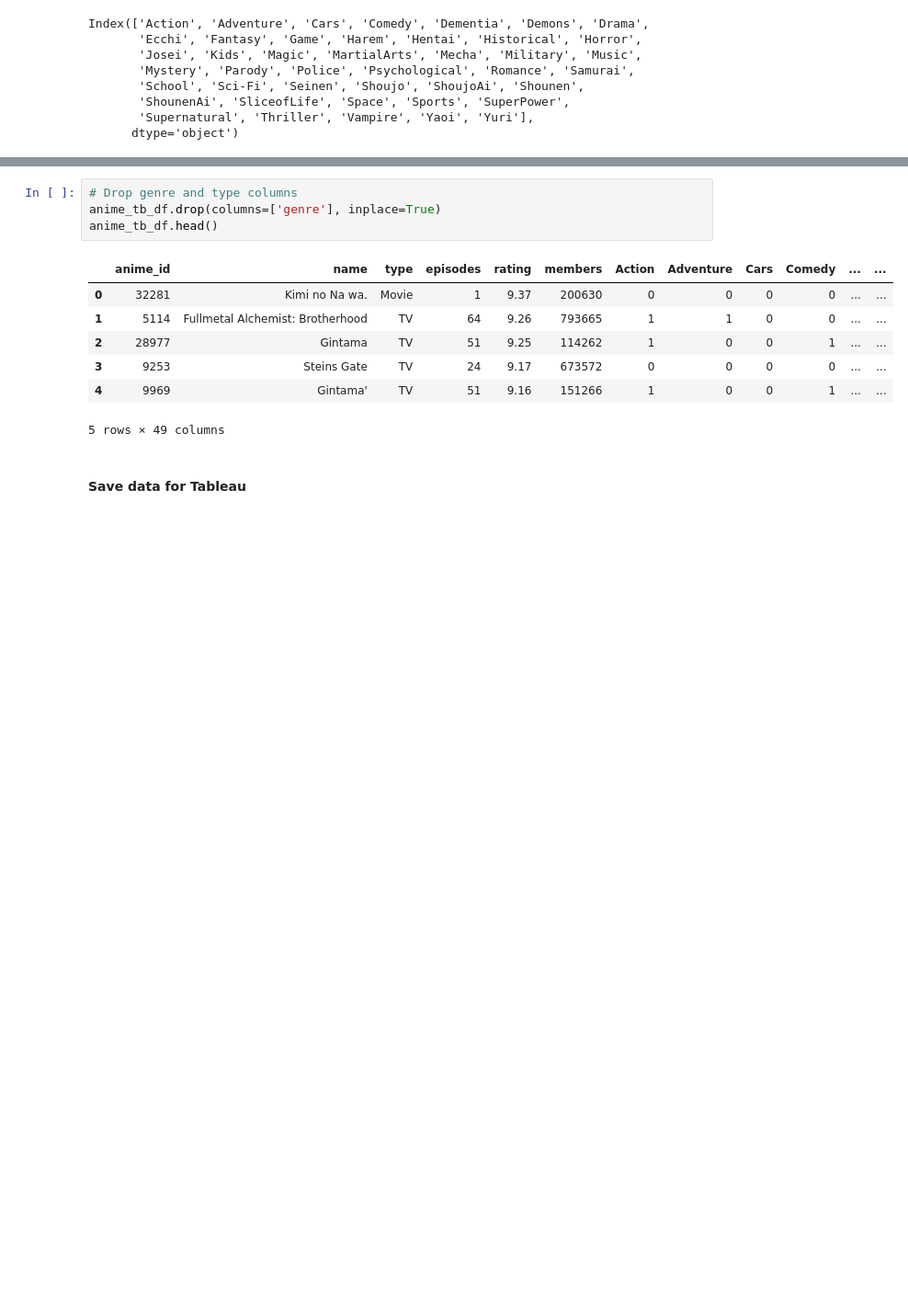
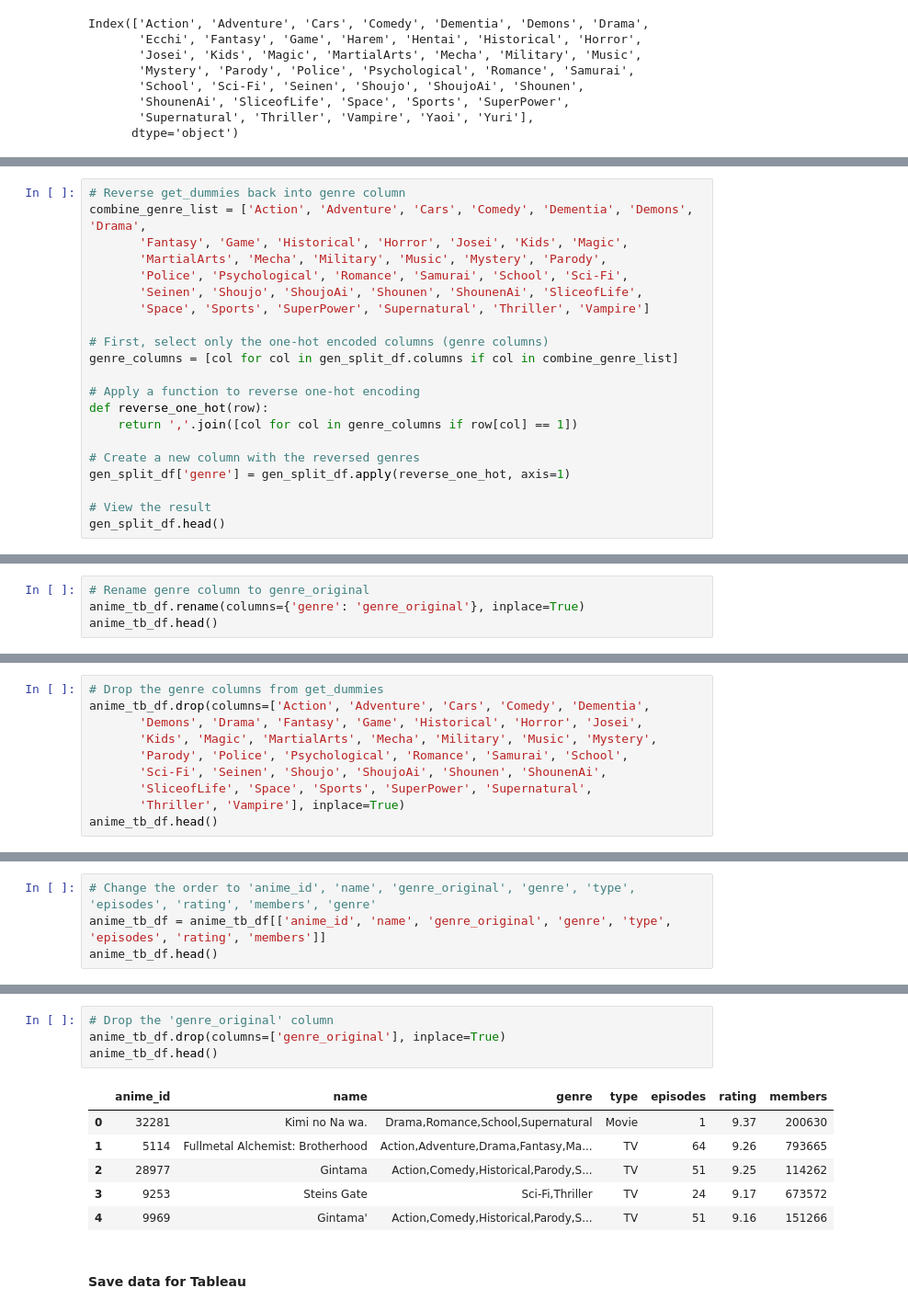
Before and after one commit to AIDecisions/capstone_project, a Jupyter notebook: 2-tableau_cleaning_cruiz.ipynb, the cells around one changed output, grey strips where cells are left out. Shown at 92% size. Cells and saved outputs as stored; diff of their text form; blank space fills up the shorter version.

Commit message:
refining tableau data

```diff
--- a/2-tableau_cleaning_cruiz.ipynb
+++ b/2-tableau_cleaning_cruiz.ipynb
@@ -48,0 +89,21 @@ Index(['Action', 'Adventure', 'Cars', 'Comedy', 'Dementia', 'Demons', 'Drama',
+# %%
+# Reverse get_dummies back into genre column
+combine_genre_list = ['Action', 'Adventure', 'Cars', 'Comedy', 'Dementia', 'Demons', 'Drama',
+       'Fantasy', 'Game', 'Historical', 'Horror', 'Josei', 'Kids', 'Magic',
+       'MartialArts', 'Mecha', 'Military', 'Music', 'Mystery', 'Parody',
+       'Police', 'Psychological', 'Romance', 'Samurai', 'School', 'Sci-Fi',
+       'Seinen', 'Shoujo', 'ShoujoAi', 'Shounen', 'ShounenAi', 'SliceofLife',
+       'Space', 'Sports', 'SuperPower', 'Supernatural', 'Thriller', 'Vampire']
+
+# First, select only the one-hot encoded columns (genre columns)
+genre_columns = [col for col in gen_split_df.columns if col in combine_genre_list]
+
+# Apply a function to reverse one-hot encoding
+def reverse_one_hot(row):
+    return ','.join([col for col in genre_columns if row[col] == 1])
+
+# Create a new column with the reversed genres
+gen_split_df['genre'] = gen_split_df.apply(reverse_one_hot, axis=1)
+
+# View the result
+gen_split_df.head()
@@ -48,0 +118,4 @@ Index(['Action', 'Adventure', 'Cars', 'Comedy', 'Dementia', 'Demons', 'Drama',
+# %%
+# Rename genre column to genre_original
+anime_tb_df.rename(columns={'genre': 'genre_original'}, inplace=True)
+anime_tb_df.head()
@@ -60,0 +154,10 @@ anime_tb_df.head()
+# %%
+# Drop the genre columns from get_dummies
+anime_tb_df.drop(columns=['Action', 'Adventure', 'Cars', 'Comedy', 'Dementia',
+       'Demons', 'Drama', 'Fantasy', 'Game', 'Historical', 'Horror', 'Josei',
+       'Kids', 'Magic', 'MartialArts', 'Mecha', 'Military', 'Music', 'Mystery',
+       'Parody', 'Police', 'Psychological', 'Romance', 'Samurai', 'School',
+       'Sci-Fi', 'Seinen', 'Shoujo', 'ShoujoAi', 'Shounen', 'ShounenAi',
+       'SliceofLife', 'Space', 'Sports', 'SuperPower', 'Supernatural',
+       'Thriller', 'Vampire'], inplace=True)
+anime_tb_df.head()
@@ -60,0 +178,4 @@ anime_tb_df.head()
+# %%
+# Change the order to 'anime_id', 'name', 'genre_original', 'genre', 'type', 'episodes', 'rating', 'members', 'genre'
+anime_tb_df = anime_tb_df[['anime_id', 'name', 'genre_original', 'genre', 'type', 'episodes', 'rating', 'members']]
+anime_tb_df.head()
@@ -61,15 +189,14 @@ anime_tb_df.head()
 # %%
-# Drop genre and type columns
-anime_tb_df.drop(columns=['genre'], inplace=True)
+# Drop the 'genre_original' column
+anime_tb_df.drop(columns=['genre_original'], inplace=True)
 anime_tb_df.head()
 # %% [output]
-|  | anime_id | name | type | episodes | rating | members | Action | Adventure | Cars | Comedy | ... | ... |
-| 0 | 32281 | Kimi no Na wa. | Movie | 1 | 9.37 | 200630 | 0 | 0 | 0 | 0 | ... | ... |
-| 1 | 5114 | Fullmetal Alchemist: Brotherhood | TV | 64 | 9.26 | 793665 | 1 | 1 | 0 | 0 | ... | ... |
-| 2 | 28977 | Gintama | TV | 51 | 9.25 | 114262 | 1 | 0 | 0 | 1 | ... | ... |
-| 3 | 9253 | Steins Gate | TV | 24 | 9.17 | 673572 | 0 | 0 | 0 | 0 | ... | ... |
-| 4 | 9969 | Gintama' | TV | 51 | 9.16 | 151266 | 1 | 0 | 0 | 1 | ... | ... |
+|  | anime_id | name | genre | type | episodes | rating | members |
+| 0 | 32281 | Kimi no Na wa. | Drama,Romance,School,Supernatural | Movie | 1 | 9.37 | 200630 |
+| 1 | 5114 | Fullmetal Alchemist: Brotherhood | Action,Adventure,Drama,Fantasy,Ma... | TV | 64 | 9.26 | 793665 |
+| 2 | 28977 | Gintama | Action,Comedy,Historical,Parody,S... | TV | 51 | 9.25 | 114262 |
+| 3 | 9253 | Steins Gate | Sci-Fi,Thriller | TV | 24 | 9.17 | 673572 |
+| 4 | 9969 | Gintama' | Action,Comedy,Historical,Parody,S... | TV | 51 | 9.16 | 151266 |
-5 rows × 49 columns
 # %% [markdown]
 #### Save data for Tableau
 # %%
```
Also changed, not shown: parts of 9 cells of this notebook, 1 other file.
